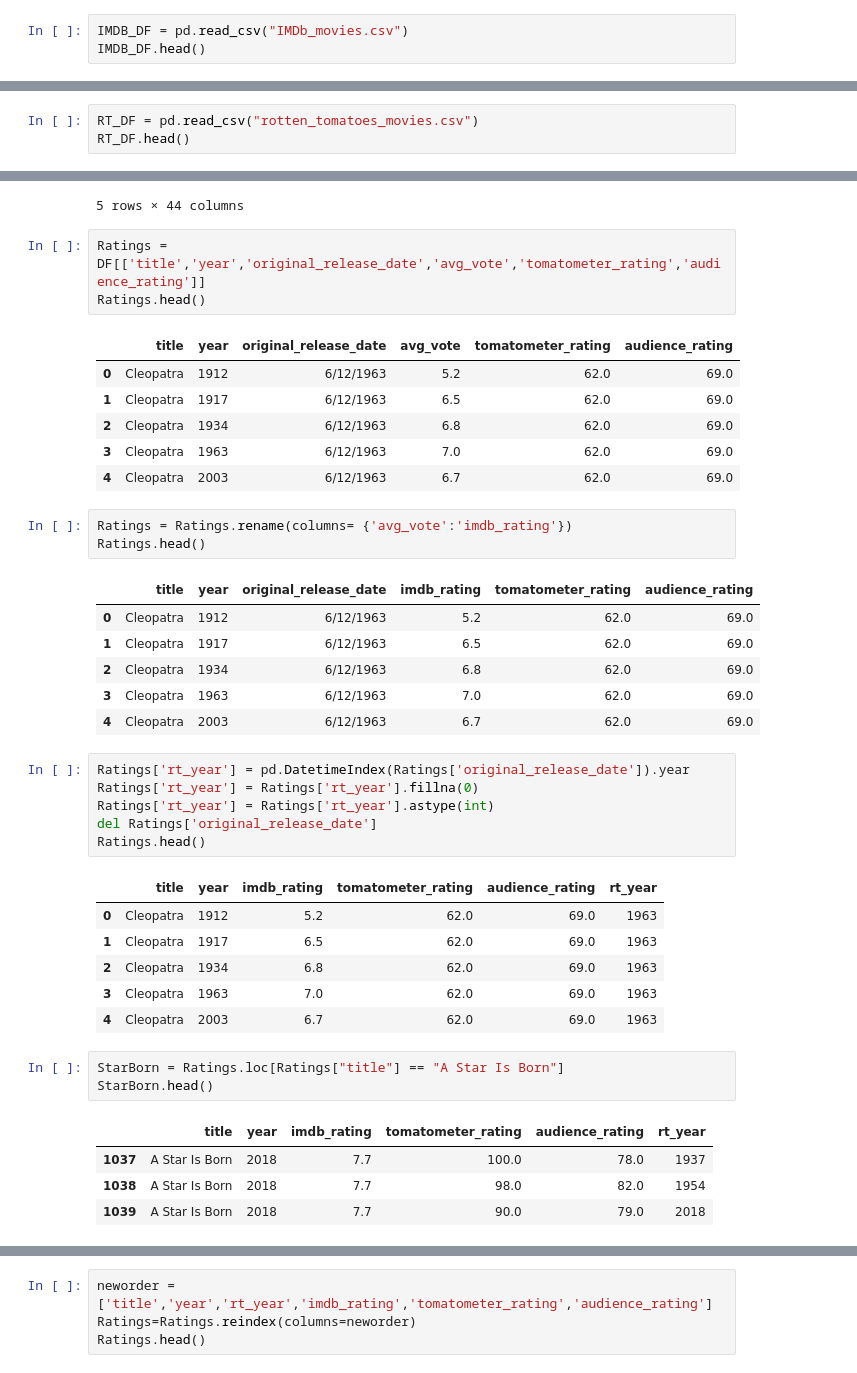
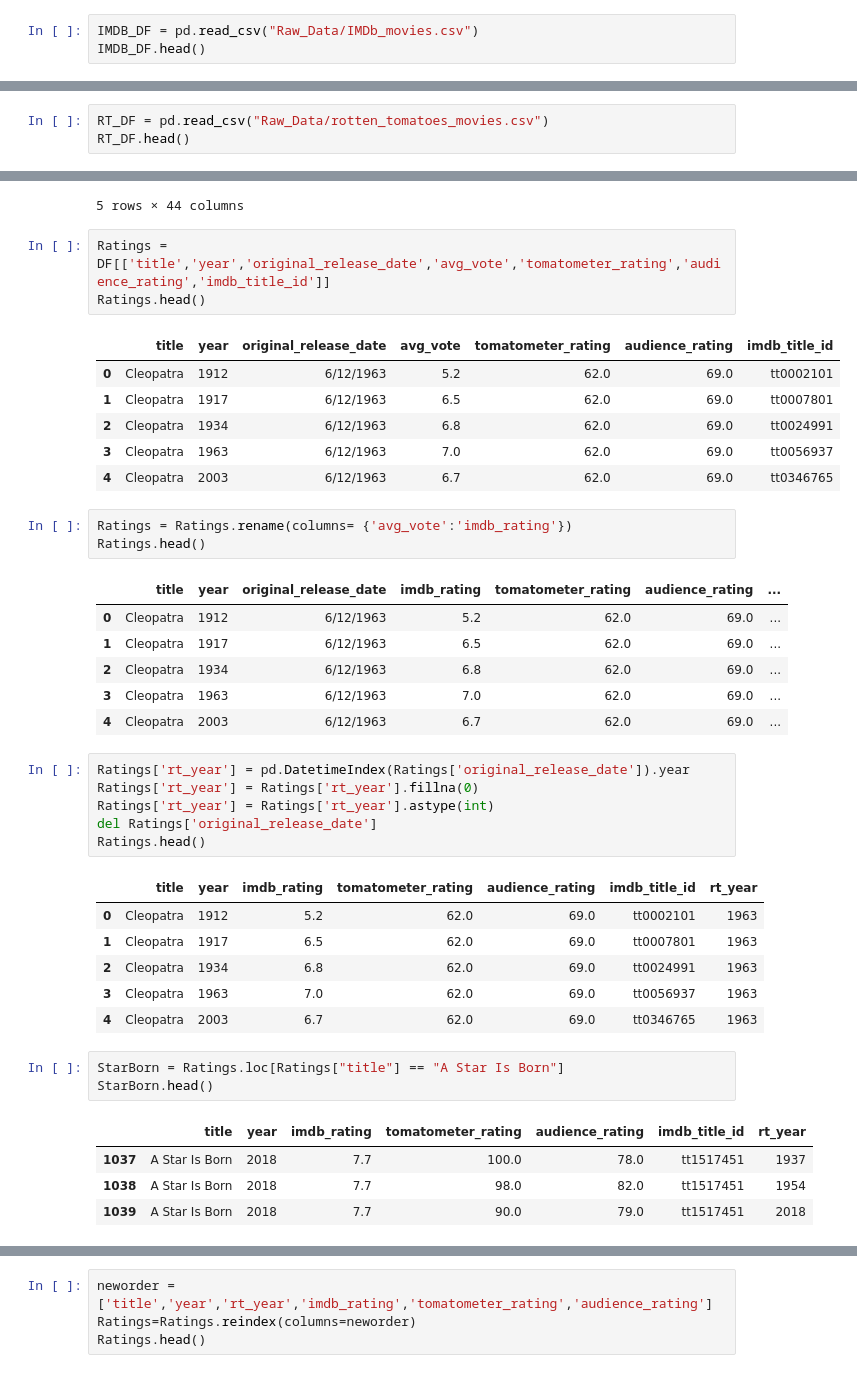
Before and after one commit to tnnixon/project2, a Jupyter notebook: ratings_dac.ipynb, the cells around one changed output, grey strips where cells are left out. Saved outputs shown, nothing was run; the diff lists cells and outputs as text.

```diff
--- a/ratings_dac.ipynb
+++ b/ratings_dac.ipynb
@@ -1,7 +1,7 @@
 # %%
 import pandas as pd
 # %%
-IMDB_DF = pd.read_csv("IMDb_movies.csv")
+IMDB_DF = pd.read_csv("Raw_Data/IMDb_movies.csv")
 IMDB_DF.head()
 # %% [output]
 |  | imdb_title_id | title | original_title | year | date_published | genre | duration | country | language | ... |
@@ -12,7 +12,7 @@ IMDB_DF.head()
 | 4 | tt0002130 | L'Inferno | L'Inferno | 1911 | 3/6/1911 | Adventure, Drama, Fantasy | 68 | Italy | Italian | ... |
 5 rows × 22 columns
 # %%
-RT_DF = pd.read_csv("rotten_tomatoes_movies.csv")
+RT_DF = pd.read_csv("Raw_Data/rotten_tomatoes_movies.csv")
 RT_DF.head()
 # %% [output]
 |  | rotten_tomatoes_link | movie_title | movie_info | critics_consensus | content_rating | genres | directors | ... |
@@ -34,25 +34,25 @@ DF.head()
 | 4 | tt0346765 | Cleopatra | Cleopatra | 2003 | 8/14/2003 | Comedy, Drama | 104 | Spain, Argentina | Spanish | ... |
 5 rows × 44 columns
 # %%
-Ratings = DF[['title','year','original_release_date','avg_vote','tomatometer_rating','audience_rating']]
+Ratings = DF[['title','year','original_release_date','avg_vote','tomatometer_rating','audience_rating','imdb_title_id']]
 Ratings.head()
 # %% [output]
-|  | title | year | original_release_date | avg_vote | tomatometer_rating | audience_rating |
-| 0 | Cleopatra | 1912 | 6/12/1963 | 5.2 | 62.0 | 69.0 |
-| 1 | Cleopatra | 1917 | 6/12/1963 | 6.5 | 62.0 | 69.0 |
-| 2 | Cleopatra | 1934 | 6/12/1963 | 6.8 | 62.0 | 69.0 |
-| 3 | Cleopatra | 1963 | 6/12/1963 | 7.0 | 62.0 | 69.0 |
-| 4 | Cleopatra | 2003 | 6/12/1963 | 6.7 | 62.0 | 69.0 |
+|  | title | year | original_release_date | avg_vote | tomatometer_rating | audience_rating | imdb_title_id |
+| 0 | Cleopatra | 1912 | 6/12/1963 | 5.2 | 62.0 | 69.0 | tt0002101 |
+| 1 | Cleopatra | 1917 | 6/12/1963 | 6.5 | 62.0 | 69.0 | tt0007801 |
+| 2 | Cleopatra | 1934 | 6/12/1963 | 6.8 | 62.0 | 69.0 | tt0024991 |
+| 3 | Cleopatra | 1963 | 6/12/1963 | 7.0 | 62.0 | 69.0 | tt0056937 |
+| 4 | Cleopatra | 2003 | 6/12/1963 | 6.7 | 62.0 | 69.0 | tt0346765 |
 # %%
 Ratings = Ratings.rename(columns= {'avg_vote':'imdb_rating'})
 Ratings.head()
 # %% [output]
-|  | title | year | original_release_date | imdb_rating | tomatometer_rating | audience_rating |
-| 0 | Cleopatra | 1912 | 6/12/1963 | 5.2 | 62.0 | 69.0 |
-| 1 | Cleopatra | 1917 | 6/12/1963 | 6.5 | 62.0 | 69.0 |
-| 2 | Cleopatra | 1934 | 6/12/1963 | 6.8 | 62.0 | 69.0 |
-| 3 | Cleopatra | 1963 | 6/12/1963 | 7.0 | 62.0 | 69.0 |
-| 4 | Cleopatra | 2003 | 6/12/1963 | 6.7 | 62.0 | 69.0 |
+|  | title | year | original_release_date | imdb_rating | tomatometer_rating | audience_rating | ... |
+| 0 | Cleopatra | 1912 | 6/12/1963 | 5.2 | 62.0 | 69.0 | ... |
+| 1 | Cleopatra | 1917 | 6/12/1963 | 6.5 | 62.0 | 69.0 | ... |
+| 2 | Cleopatra | 1934 | 6/12/1963 | 6.8 | 62.0 | 69.0 | ... |
+| 3 | Cleopatra | 1963 | 6/12/1963 | 7.0 | 62.0 | 69.0 | ... |
+| 4 | Cleopatra | 2003 | 6/12/1963 | 6.7 | 62.0 | 69.0 | ... |
 # %%
 Ratings['rt_year'] = pd.DatetimeIndex(Ratings['original_release_date']).year
 Ratings['rt_year'] = Ratings['rt_year'].fillna(0)
@@ -60,20 +60,20 @@ Ratings['rt_year'] = Ratings['rt_year'].astype(int)
 del Ratings['original_release_date']
 Ratings.head()
 # %% [output]
-|  | title | year | imdb_rating | tomatometer_rating | audience_rating | rt_year |
-| 0 | Cleopatra | 1912 | 5.2 | 62.0 | 69.0 | 1963 |
-| 1 | Cleopatra | 1917 | 6.5 | 62.0 | 69.0 | 1963 |
-| 2 | Cleopatra | 1934 | 6.8 | 62.0 | 69.0 | 1963 |
-| 3 | Cleopatra | 1963 | 7.0 | 62.0 | 69.0 | 1963 |
-| 4 | Cleopatra | 2003 | 6.7 | 62.0 | 69.0 | 1963 |
+|  | title | year | imdb_rating | tomatometer_rating | audience_rating | imdb_title_id | rt_year |
+| 0 | Cleopatra | 1912 | 5.2 | 62.0 | 69.0 | tt0002101 | 1963 |
+| 1 | Cleopatra | 1917 | 6.5 | 62.0 | 69.0 | tt0007801 | 1963 |
+| 2 | Cleopatra | 1934 | 6.8 | 62.0 | 69.0 | tt0024991 | 1963 |
+| 3 | Cleopatra | 1963 | 7.0 | 62.0 | 69.0 | tt0056937 | 1963 |
+| 4 | Cleopatra | 2003 | 6.7 | 62.0 | 69.0 | tt0346765 | 1963 |
 # %%
 StarBorn = Ratings.loc[Ratings["title"] == "A Star Is Born"]
 StarBorn.head()
 # %% [output]
-|  | title | year | imdb_rating | tomatometer_rating | audience_rating | rt_year |
-| 1037 | A Star Is Born | 2018 | 7.7 | 100.0 | 78.0 | 1937 |
-| 1038 | A Star Is Born | 2018 | 7.7 | 98.0 | 82.0 | 1954 |
-| 1039 | A Star Is Born | 2018 | 7.7 | 90.0 | 79.0 | 2018 |
+|  | title | year | imdb_rating | tomatometer_rating | audience_rating | imdb_title_id | rt_year |
+| 1037 | A Star Is Born | 2018 | 7.7 | 100.0 | 78.0 | tt1517451 | 1937 |
+| 1038 | A Star Is Born | 2018 | 7.7 | 98.0 | 82.0 | tt1517451 | 1954 |
+| 1039 | A Star Is Born | 2018 | 7.7 | 90.0 | 79.0 | tt1517451 | 2018 |
 # %%
 StarBorn = Ratings.loc[(Ratings["title"] == "A Star Is Born")&(Ratings['year']== Ratings['rt_year'])]
 StarBorn.head()
```
Also changed, not shown: parts of 3 cells of this notebook, 4 other files.
